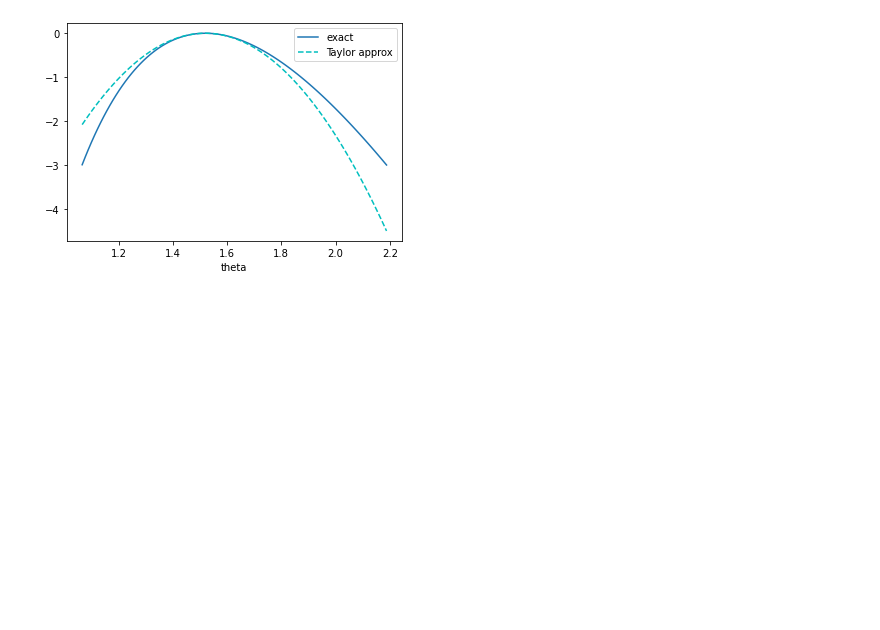
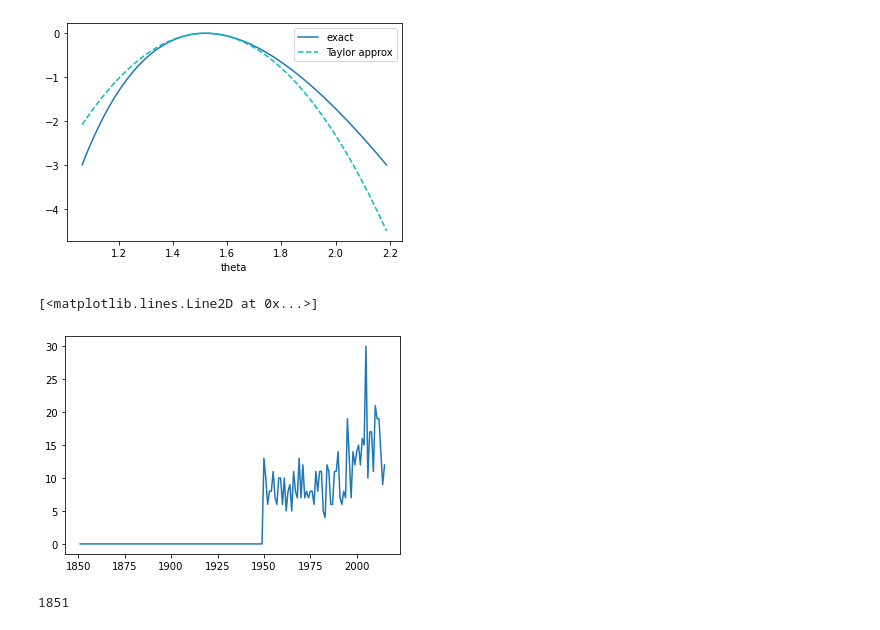
Before and after one commit to pletzer/hurricanes, a Jupyter notebook: atlantic.ipynb, the cells around one changed output. Cells and saved outputs as stored; diff of their text form; code cells hidden in the pictures; blank space fills up the shorter version.

```diff
--- a/atlantic.ipynb
+++ b/atlantic.ipynb
@@ -148,3 +148,30 @@ ax.legend(['exact', 'Taylor approx'])
 # %% [output]
 <matplotlib.legend.Legend at 0x...>
 [figure]
+# %%
+# look at the number of named cyclones over the years
+names = df['Name'].unique()
+min_year = df['Date'].dt.year.min()
+max_year = df['Date'].dt.year.max()
+years = np.array(range(min_year, max_year + 1))
+counts = np.zeros_like(years)
+for name in names:
+    if name == '            UNNAMED':
+        # skip
+        continue
+    df_name = df[ df['Name'] == name ]
+    name_appears_in_years = df_name['Date'].dt.year.unique()
+    for y in name_appears_in_years:
+        counts[y - min_year] += 1
+
+plt.plot(years, counts)
+# %% [output]
+[<matplotlib.lines.Line2D at 0x...>]
+[figure, added]
+# %%
+start_year = 1950
+years_1950 = years[start_year-min_year:]
+counts_1950 = counts[start_year-min_year:]
+print(min_year)
+# %% [output]
+1851
```
Also changed, not shown: parts of 2 cells of this notebook.
